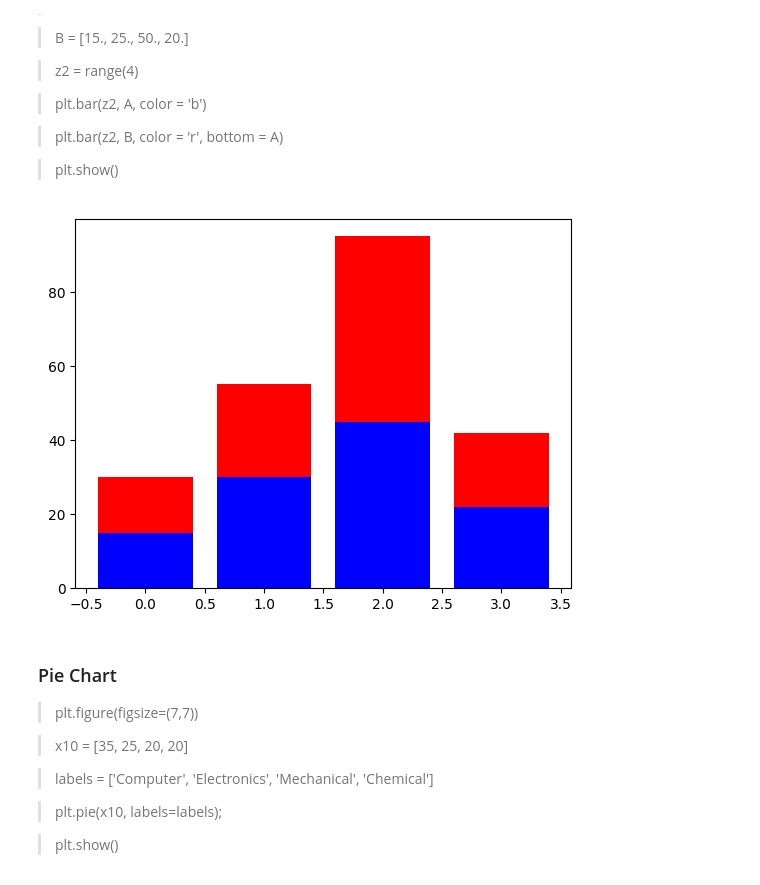
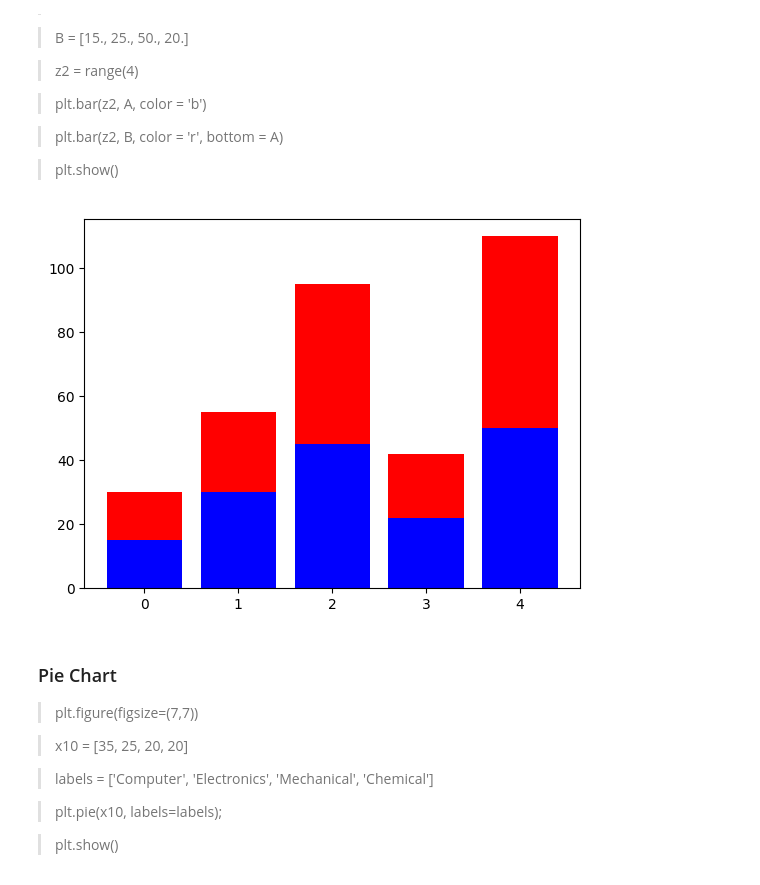
Before and after one commit to FlavioC30/PracticasSisDInfII, a Jupyter notebook: 03_Matplotlib.ipynb, the cells around one changed output. Drawn from its saved outputs; the diff is of its cells as text; code cells hidden in the pictures.

```diff
--- a/03_Matplotlib.ipynb
+++ b/03_Matplotlib.ipynb
@@ -365,14 +365,14 @@ plt.show()
 
 > plt.show()
 # %%
-A=[15., 30., 45., 22.]
-B=[15., 25., 50., 20.]
-z2= range(4)
+A=[15., 30., 45., 22., 50.]
+B=[15., 25., 50., 20., 60.]
+z2= range(5)
 plt.bar(z2, A, color='b')
 plt.bar(z2, B, color='r', bottom=A)
 plt.show()
 # %% [output]
-[figure, old version]
+[figure, new version]
 # %% [markdown]
 ### Pie Chart
 
```
Also changed, not shown: parts of 1 cell of this notebook.
